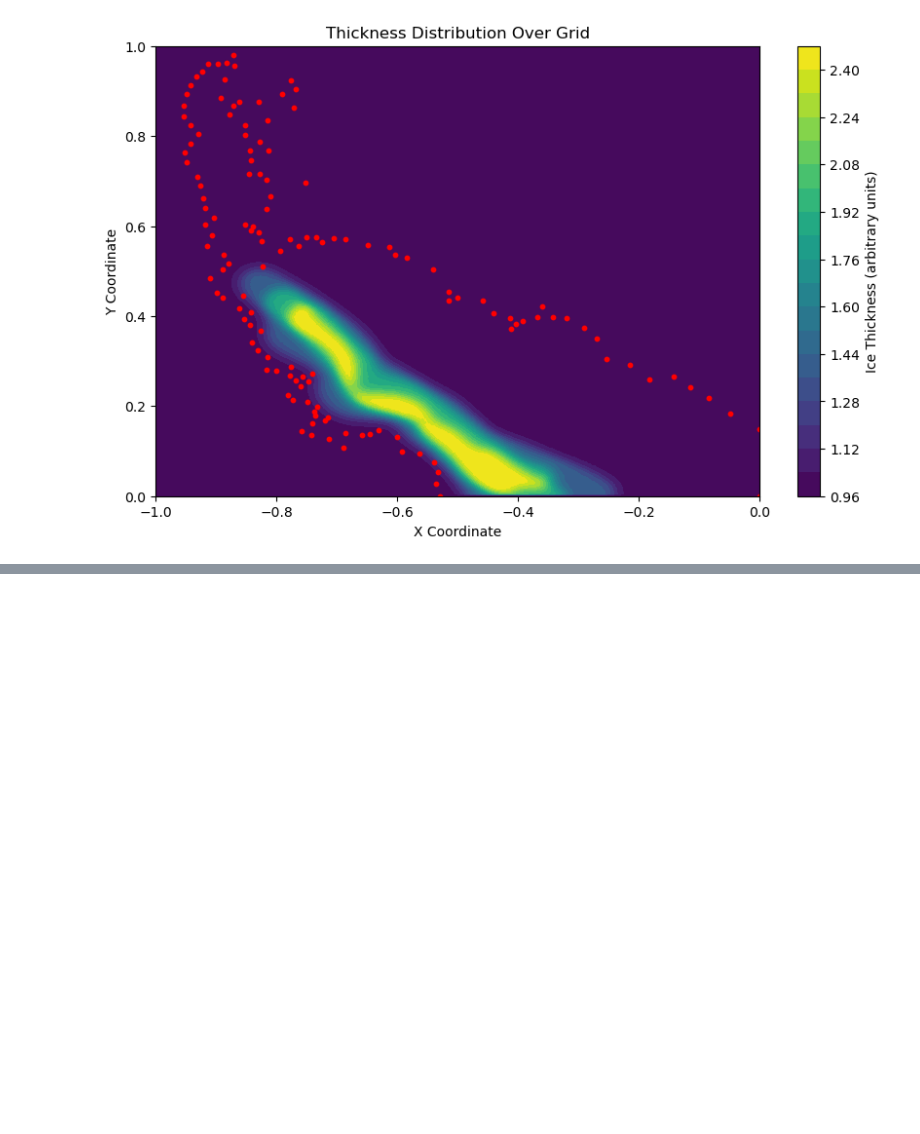
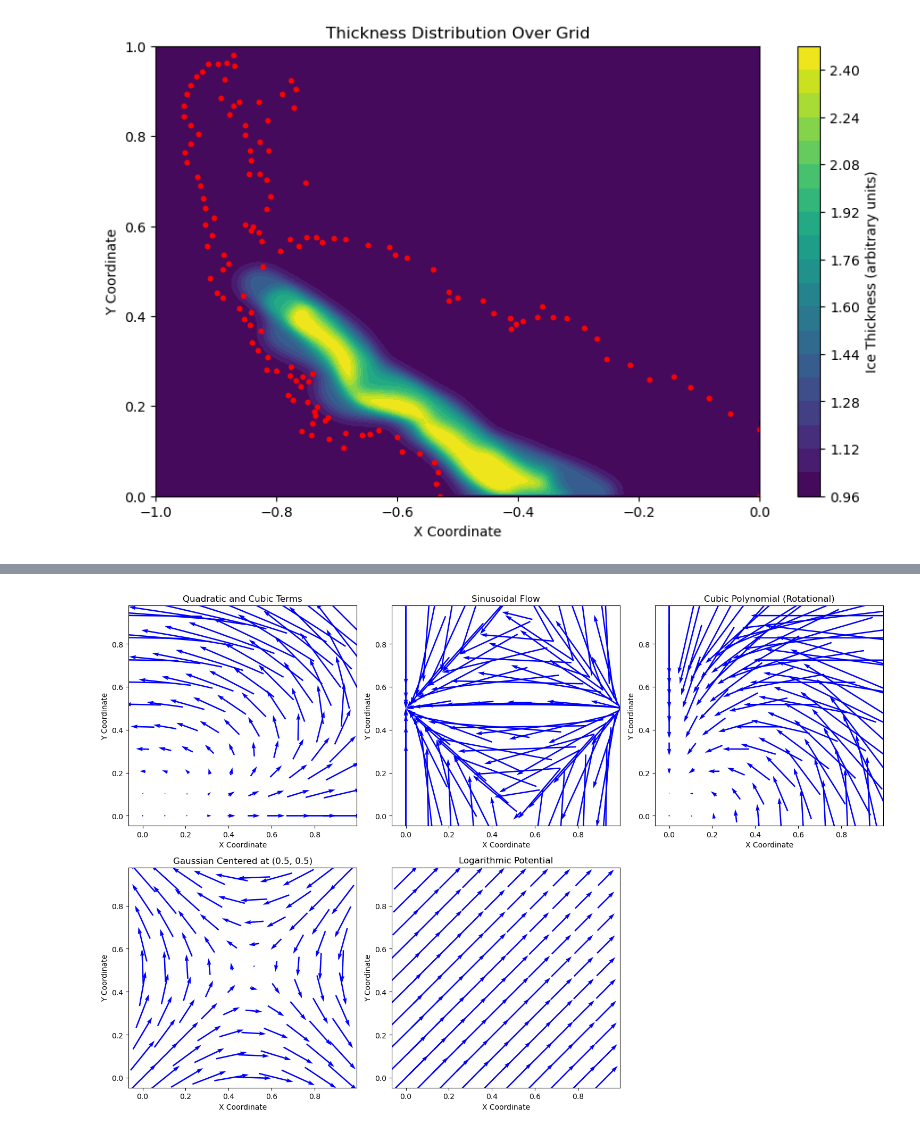
Before and after one commit to kumiori/crunchy, a Jupyter notebook: ice-cracks/interpolate.ipynb, the cells around one changed output, grey strips where cells are left out. Cells and saved outputs as stored; diff of their text form; code cells hidden in the pictures; blank space fills up the shorter version.

```diff
--- a/ice-cracks/interpolate.ipynb
+++ b/ice-cracks/interpolate.ipynb
@@ -47,0 +156,51 @@ plt.show()
+# %%
+# Define the grid for the domain [0, 1] x [0, 1]
+x = np.linspace(0, 1, 30)  # Fewer points for reduced glyphs
+y = np.linspace(0, 1, 30)
+X, Y = np.meshgrid(x, y)
+
+# Define 5 qualitatively different nonlinear potential functions
+potentials = [
+    X**2 * Y - Y**3,  # Quadratic and cubic terms
+    np.sin(np.pi * X) * np.cos(np.pi * Y),  # Sinusoidal flow
+    X**3 - 3 * X * Y**2,  # Cubic polynomial (rotational)
+    np.exp(-((X - 0.5) ** 2 + (Y - 0.5) ** 2)),  # Gaussian centered at (0.5, 0.5)
+    np.log(1 + X + Y),  # Logarithmic potential
+]
+
+titles = [
+    "Quadratic and Cubic Terms",
+    "Sinusoidal Flow",
+    "Cubic Polynomial (Rotational)",
+    "Gaussian Centered at (0.5, 0.5)",
+    "Logarithmic Potential",
+]
+step = 3  # Display every 5th glyph
+
+# Plot each potential flow
+plt.figure(figsize=(15, 10))
+for i, potential in enumerate(potentials):
+    # Compute the velocity field as the gradient of the potential
+    U, V = np.gradient(potential, x, y)
+
+    # Plot the vector field using quiver
+    plt.subplot(2, 3, i + 1)
+    plt.quiver(
+        X[::step, ::step],
+        Y[::step, ::step],
+        U[::step, ::step],
+        V[::step, ::step],
+        color="blue",
+        pivot="middle",
+        scale=5,
+        headwidth=3,
+    )
+    plt.title(titles[i])
+    plt.xlabel("X Coordinate")
+    plt.ylabel("Y Coordinate")
+    plt.axis("equal")
+
+plt.tight_layout()
+plt.show()
+# %% [output]
+[figure, added]
```
Also changed, not shown: parts of 8 cells of this notebook.
